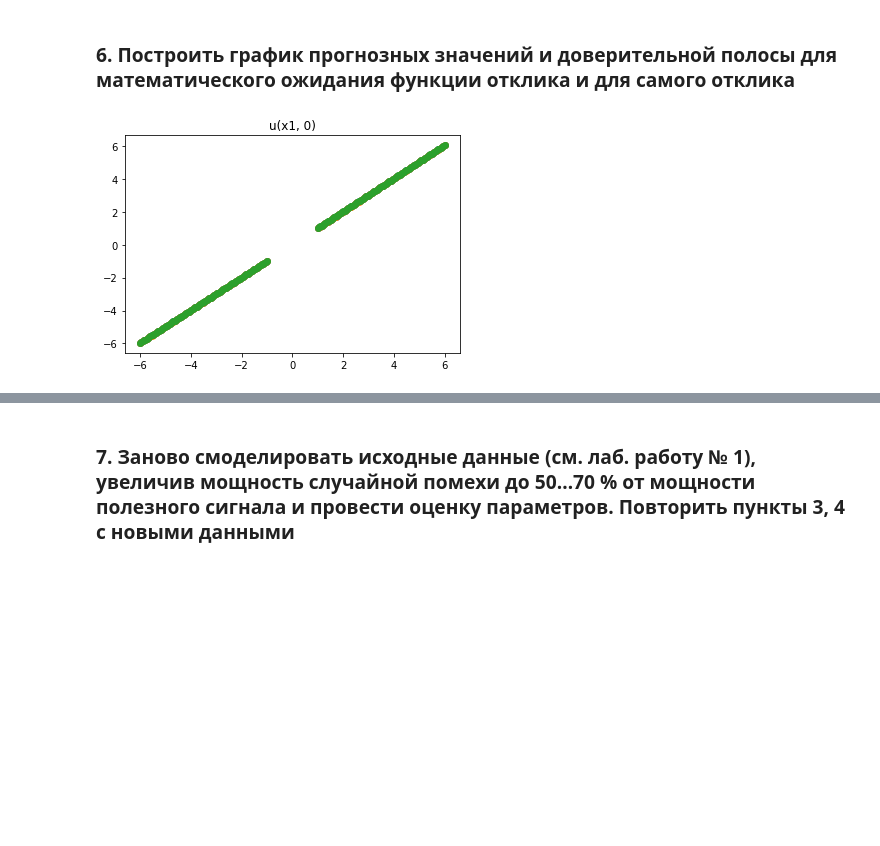
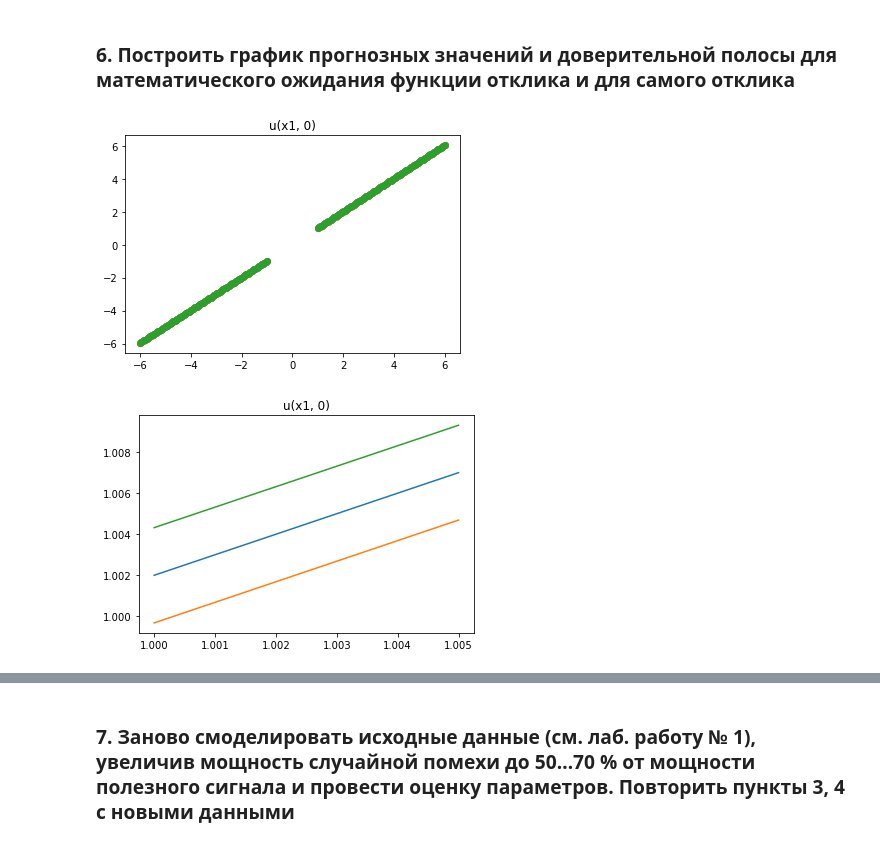
Before and after one commit to Protiven/SMAD, a Jupyter notebook: Lab_3/Lab_3.ipynb, the cells around one changed output, grey strips where cells are left out. Drawn from its saved outputs; the diff is of its cells as text; code cells hidden in the pictures; blank space fills up the shorter version.

```diff
--- a/Lab_3/Lab_3.ipynb
+++ b/Lab_3/Lab_3.ipynb
@@ -345,22 +345,31 @@ nu_max = lambda x1, x2, Q : np.float64(nu(x1,x2,Q) + t_alpha*(sigma_nu(x1,x2)[0]
 # %%
 fig = plt.subplots()
 
 x = []
 x1 = np.linspace(-6, -1,100)
 x2 = np.linspace(1, 6, 100)
 
 for i in range(100):
     x.append(x1[i])
 
 for i in range(100):
     x.append(x2[i])
 
 plt.scatter(np.float64(x), nu(np.float64(x), 0, np.array(teta)))
 plt.scatter(np.float64(x), nu_min(np.float64(x), 0, np.array(teta)))
 plt.scatter(np.float64(x), nu_max(np.float64(x), 0, np.array(teta)))
 plt.title('u(x1, 0)')
 plt.show()
+
+x = np.linspace(1, 1.005, 100)
+fig = plt.subplots()
+plt.plot(np.float64(x), nu(np.float64(x), 0, np.array(teta)))
+plt.plot(np.float64(x), nu_min(np.float64(x), 0, np.array(teta)))
+plt.plot(np.float64(x), nu_max(np.float64(x), 0, np.array(teta)))
+plt.title('u(x1, 0)')
+plt.show()
 # %% [output]
 [figure]
+[figure, added]
 # %%
 fig = plt.subplots()
```
Also changed, not shown: parts of 10 cells of this notebook, 4 other files.
